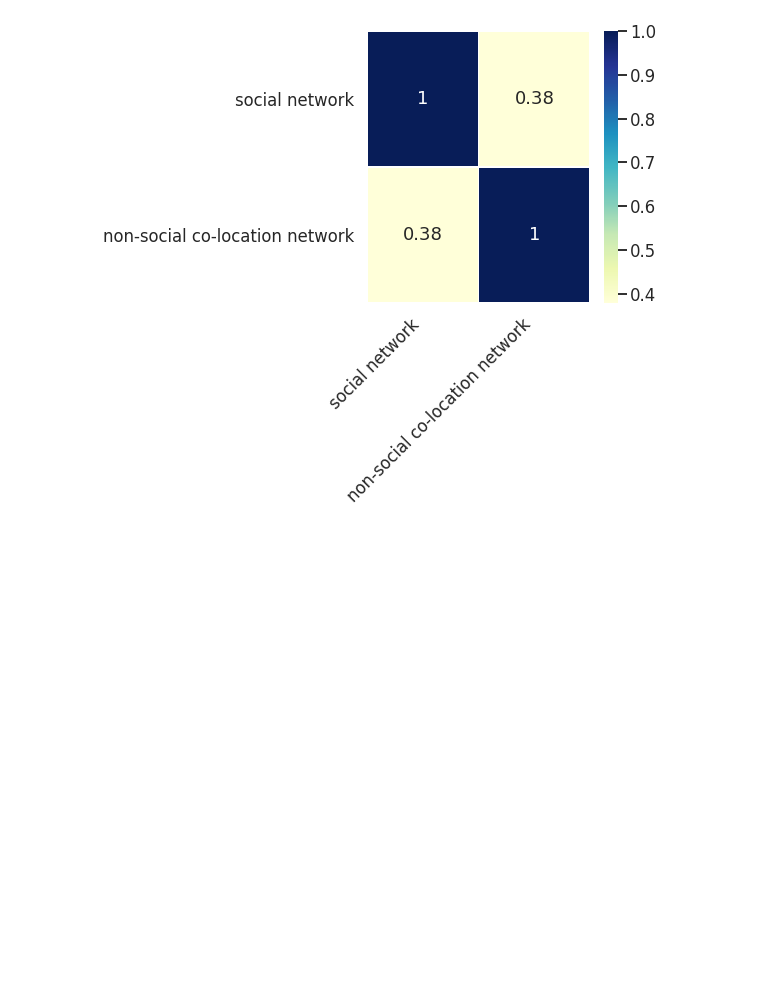
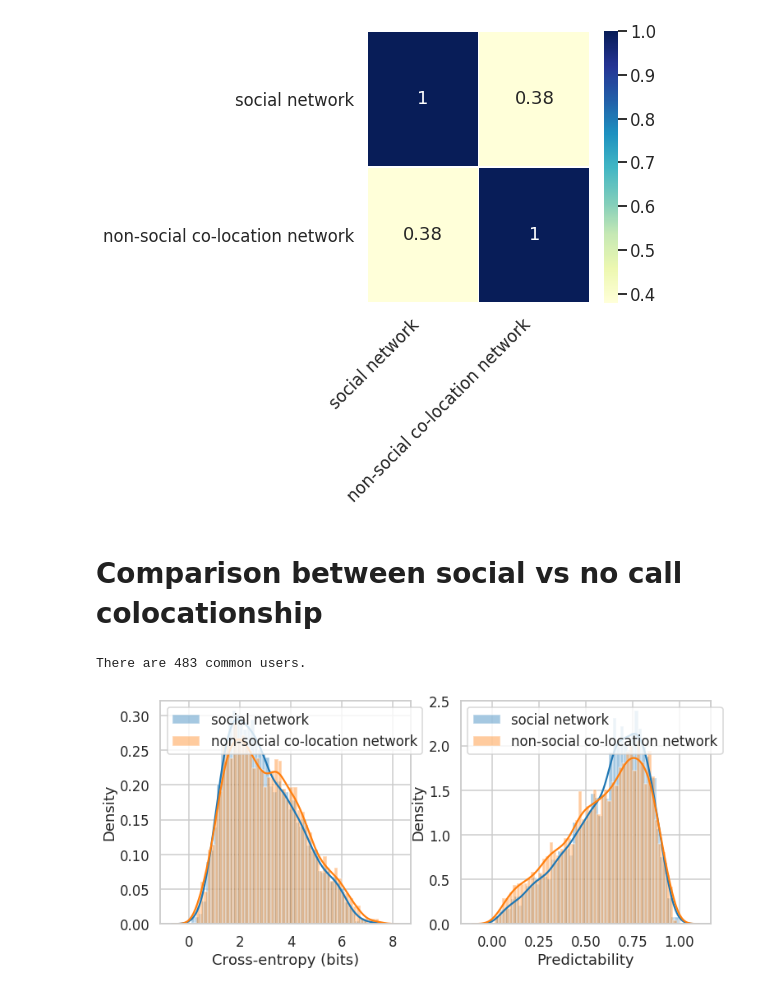
Before and after one commit to Magica-Chen/social-predictability, a Jupyter notebook: Brazil/BZR_30.ipynb, the cells around one changed output. Cells and saved outputs as stored; diff of their text form; code cells hidden in the pictures; blank space fills up the shorter version.

```diff
--- a/Brazil/BZR_30.ipynb
+++ b/Brazil/BZR_30.ipynb
@@ -261,0 +300,10 @@ non_social_co_locationship.calculate_network(verbose=False, filesave=True, name=
+# %%
+call_pair = []
+for a,b in zip(df_call_info.userid_x, df_call_info.userid_y):
+     call_pair.append((a, b))
+# %%
+non_call_co_locationship = copy.deepcopy(co_locationship)
+# %%
+exclude_call_network = cln_filtered[~cln_filtered[['userid_x',
+                                                   'userid_y']].apply(tuple, axis=1).isin(call_pair)]
+non_call_co_locationship.network_details = exclude_call_network
@@ -312,3 +393,16 @@ local_sim_v3 = compare_v3.plot_similarity(local=False, l=5,w=5)
 compare_v3.statistics.to_csv('BZR_reciprocal_30_stats_non_social_vs_social.csv', index=False)
 # %%
 compare_v3.data.to_csv('BZR_reciprocal_30_common_top10_details.csv', index=False)
+# %% [markdown]
+# Comparison between social vs no call colocationship
+# %%
+compare_v4 = cl.ComparisonNetwork([social_relationship, non_call_co_locationship],
+                                  ['social network', 'non-social co-location network'])
+# %%
+compare_v4()
+# %% [output]
+There are 483 common users.
+# %%
+CE_v4 = compare_v4.plot_histogram(l=12,w=5)
+# %% [output]
+[figure, added]
```
Also changed, not shown: parts of 34 cells of this notebook, 3 other files.
